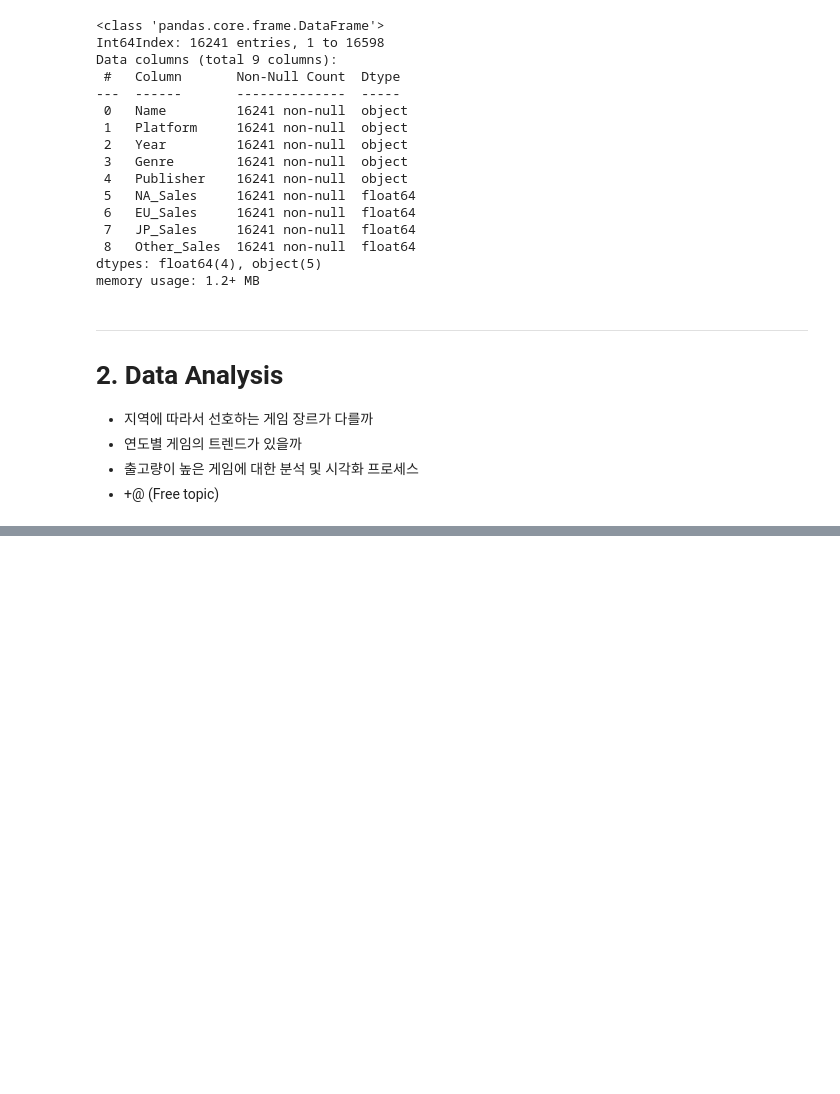
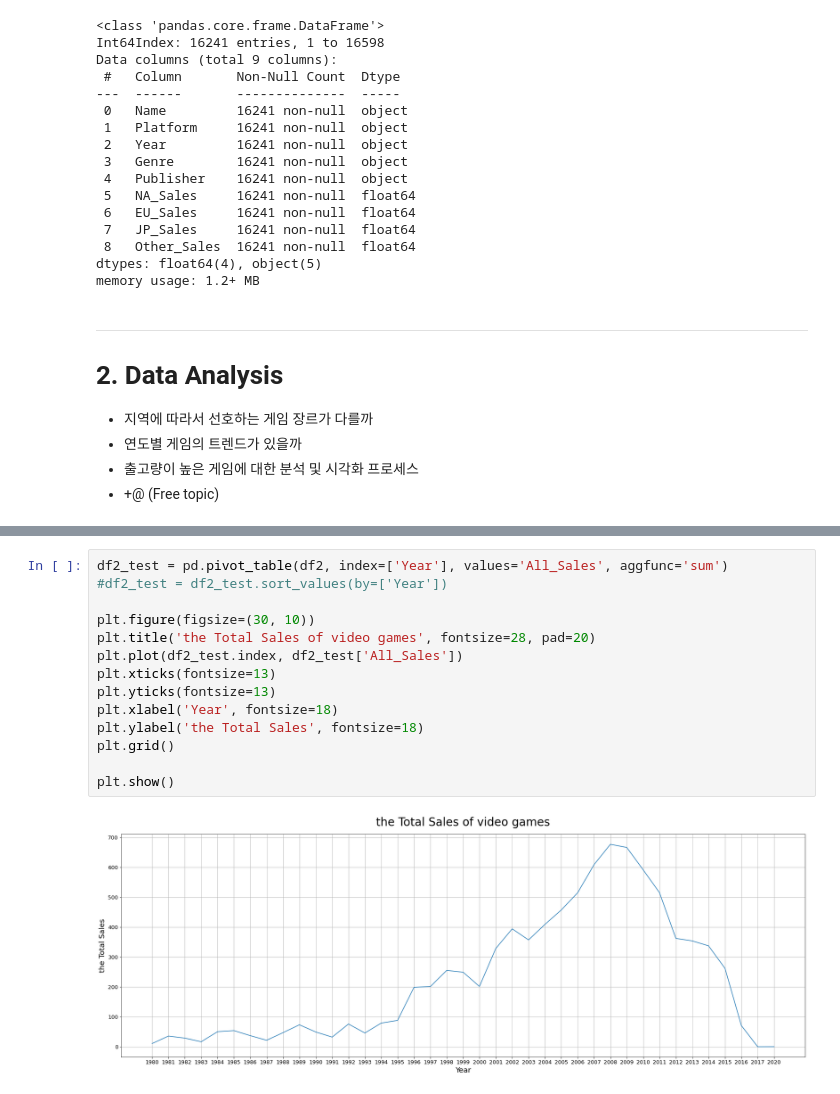
Before and after one commit to sangwook4kim/PROJ_1_VIDEOGAMES, a Jupyter notebook: ai07-sc1-proj1.ipynb, the cells around one changed output, grey strips where cells are left out. Drawn from its saved outputs; the diff is of its cells as text; blank space fills up the shorter version.

```diff
--- a/ai07-sc1-proj1.ipynb
+++ b/ai07-sc1-proj1.ipynb
@@ -249,0 +394,16 @@ memory usage: 1.2+ MB
+# %%
+df2_test = pd.pivot_table(df2, index=['Year'], values='All_Sales', aggfunc='sum')
+#df2_test = df2_test.sort_values(by=['Year'])
+
+plt.figure(figsize=(30, 10))
+plt.title('the Total Sales of video games', fontsize=28, pad=20)
+plt.plot(df2_test.index, df2_test['All_Sales'])
+plt.xticks(fontsize=13)
+plt.yticks(fontsize=13)
+plt.xlabel('Year', fontsize=18)
+plt.ylabel('the Total Sales', fontsize=18)
+plt.grid()
+
+plt.show()
+# %% [output]
+[figure, added]
```
Also changed, not shown: parts of 9 cells of this notebook.
